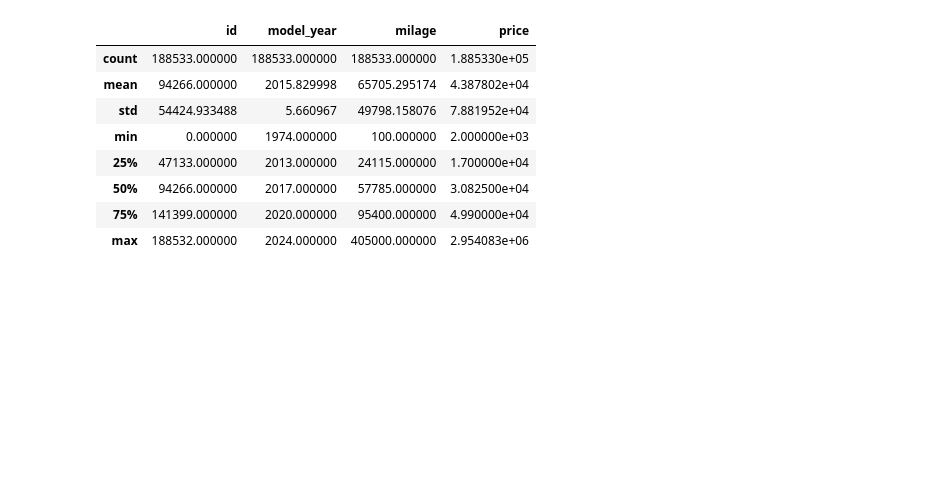
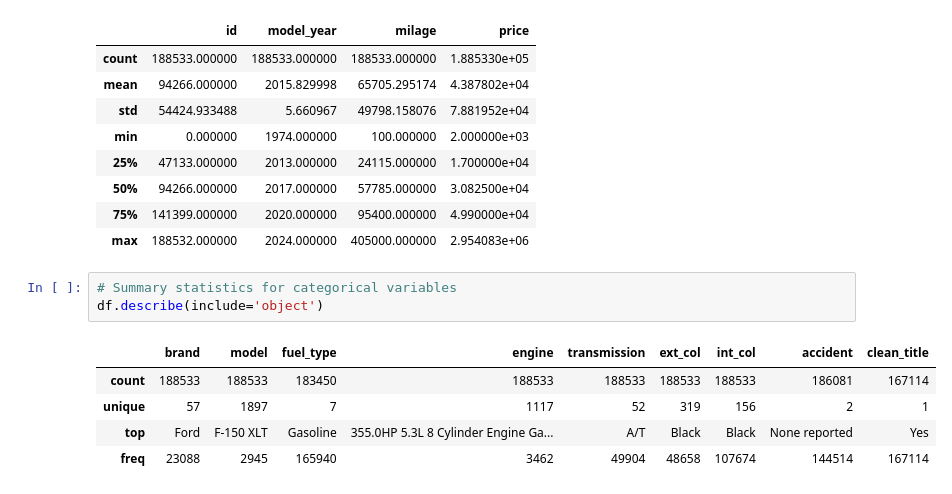
Before and after one commit to GhosTHaise/ml-car-price-regression, a Jupyter notebook: main.ipynb, the cells around one changed output. Saved outputs shown, nothing was run; the diff lists cells and outputs as text; blank space fills up the shorter version.

```diff
--- a/main.ipynb
+++ b/main.ipynb
@@ -93,3 +93,12 @@ df.describe()
 | 50% | 94266.000000 | 2017.000000 | 57785.000000 | 3.082500e+04 |
 | 75% | 141399.000000 | 2020.000000 | 95400.000000 | 4.990000e+04 |
 | max | 188532.000000 | 2024.000000 | 405000.000000 | 2.954083e+06 |
+# %%
+# Summary statistics for categorical variables
+df.describe(include='object')
+# %% [output]
+|  | brand | model | fuel_type | engine | transmission | ext_col | int_col | accident | clean_title |
+| count | 188533 | 188533 | 183450 | 188533 | 188533 | 188533 | 188533 | 186081 | 167114 |
+| unique | 57 | 1897 | 7 | 1117 | 52 | 319 | 156 | 2 | 1 |
+| top | Ford | F-150 XLT | Gasoline | 355.0HP 5.3L 8 Cylinder Engine Ga... | A/T | Black | Black | None reported | Yes |
+| freq | 23088 | 2945 | 165940 | 3462 | 49904 | 48658 | 107674 | 144514 | 167114 |
```
Also changed, not shown: parts of 2 cells of this notebook.
